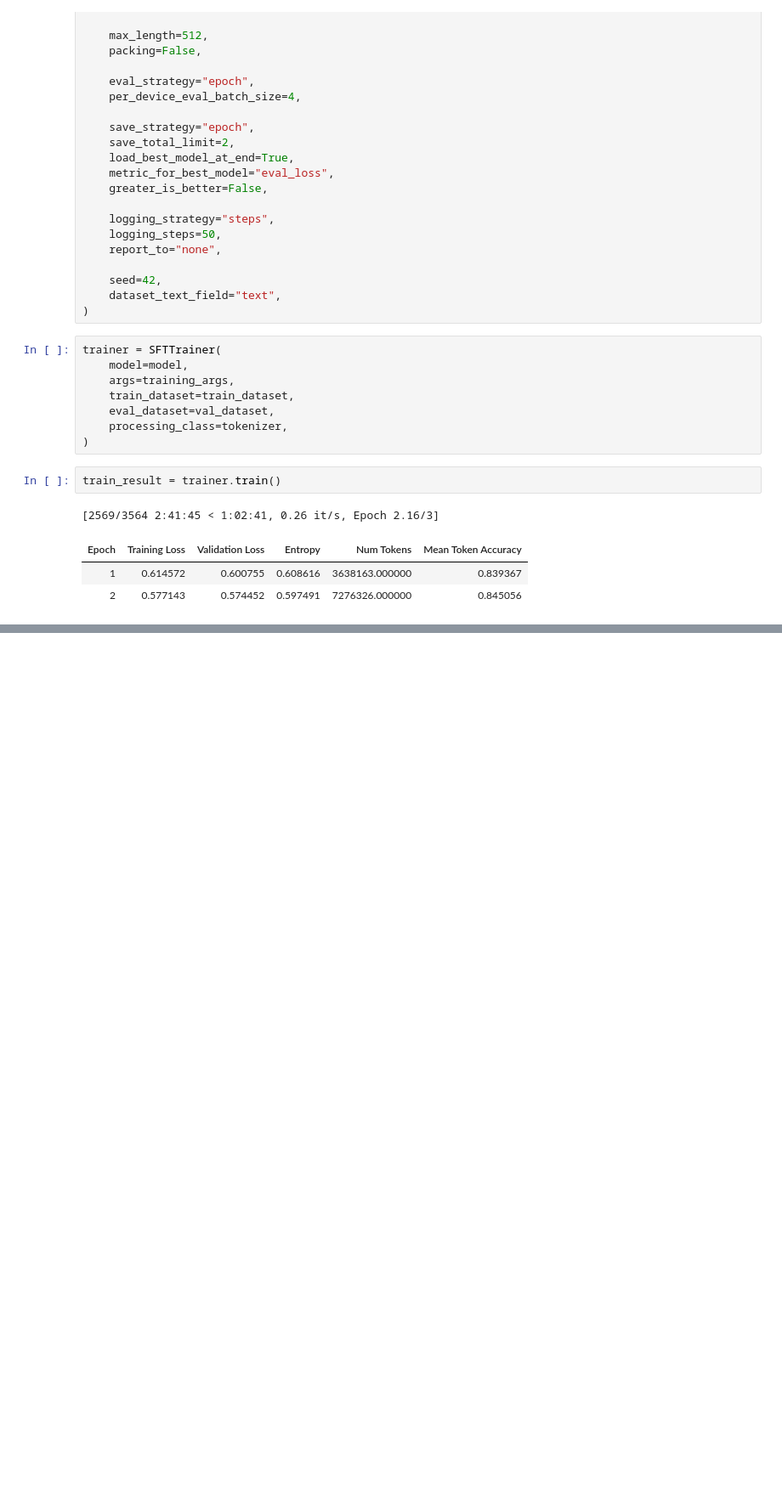
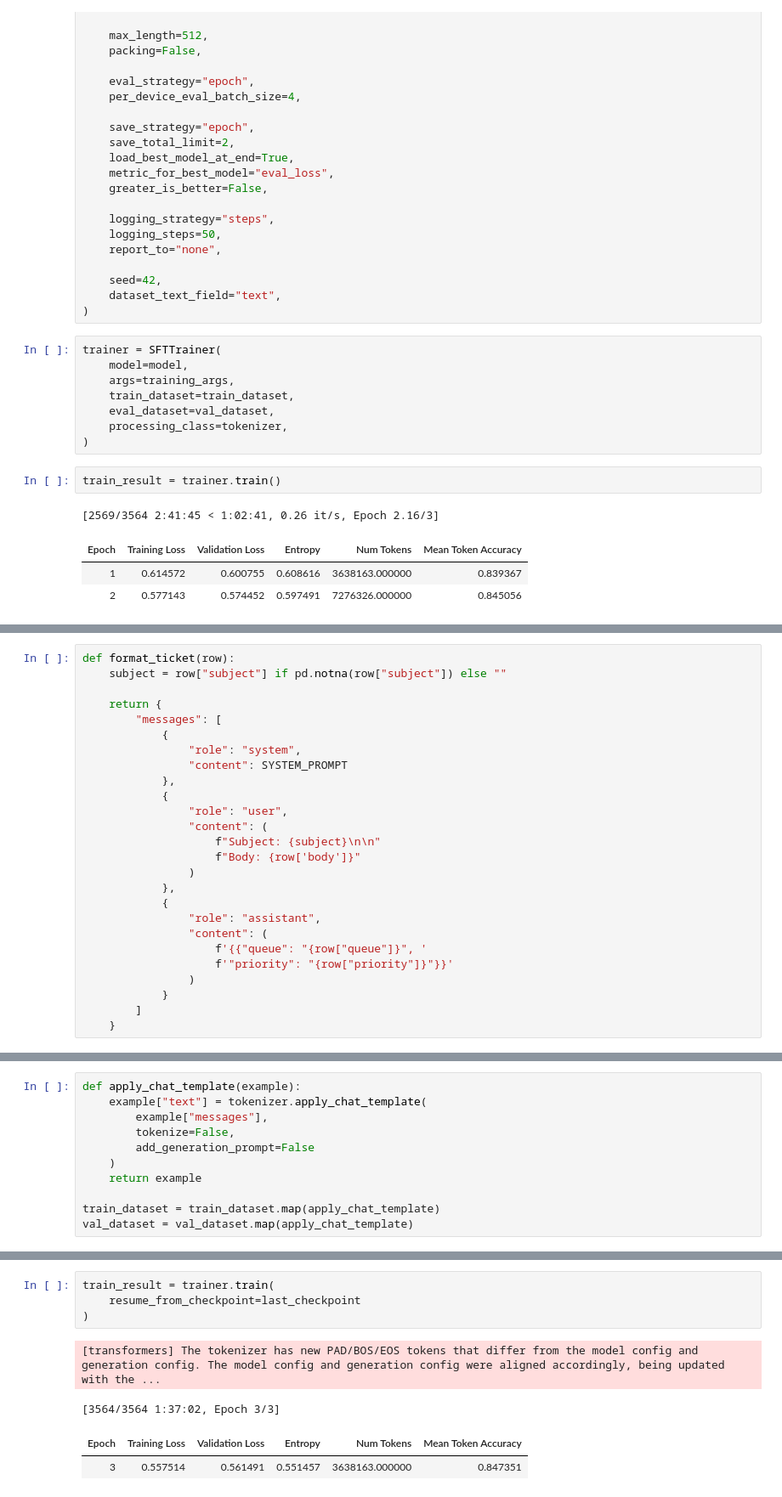
Before and after one commit to shashwat124c/SupportOpsAI, a Jupyter notebook: notebooks/03_qlora.ipynb, the cells around one changed output, grey strips where cells are left out. Shown at 85% size. Saved outputs shown, nothing was run; the diff lists cells and outputs as text; blank space fills up the shorter version.

```diff
--- a/notebooks/03_qlora.ipynb
+++ b/notebooks/03_qlora.ipynb
@@ -2602,0 +2677,26 @@ drive.mount("/content/drive")
+# %%
+def format_ticket(row):
+    subject = row["subject"] if pd.notna(row["subject"]) else ""
+
+    return {
+        "messages": [
+            {
+                "role": "system",
+                "content": SYSTEM_PROMPT
+            },
+            {
+                "role": "user",
+                "content": (
+                    f"Subject: {subject}\n\n"
+                    f"Body: {row['body']}"
+                )
+            },
+            {
+                "role": "assistant",
+                "content": (
+                    f'{{"queue": "{row["queue"]}", '
+                    f'"priority": "{row["priority"]}"}}'
+                )
+            }
+        ]
+    }
@@ -2602,0 +2709,11 @@ drive.mount("/content/drive")
+# %%
+def apply_chat_template(example):
+    example["text"] = tokenizer.apply_chat_template(
+        example["messages"],
+        tokenize=False,
+        add_generation_prompt=False
+    )
+    return example
+
+train_dataset = train_dataset.map(apply_chat_template)
+val_dataset = val_dataset.map(apply_chat_template)
@@ -2602,0 +3141,9 @@ drive.mount("/content/drive")
+# %%
+train_result = trainer.train(
+    resume_from_checkpoint=last_checkpoint
+)
+# %% [output]
+[transformers] The tokenizer has new PAD/BOS/EOS tokens that differ from the model config and generation config. The model config and generation config were aligned accordingly, being updated with the ...
+[3564/3564 1:37:02, Epoch 3/3]
+| Epoch | Training Loss | Validation Loss | Entropy | Num Tokens | Mean Token Accuracy |
+| 3 | 0.557514 | 0.561491 | 0.551457 | 3638163.000000 | 0.847351 |
```
Also changed, not shown: parts of 21 cells of this notebook, 9 other files.
